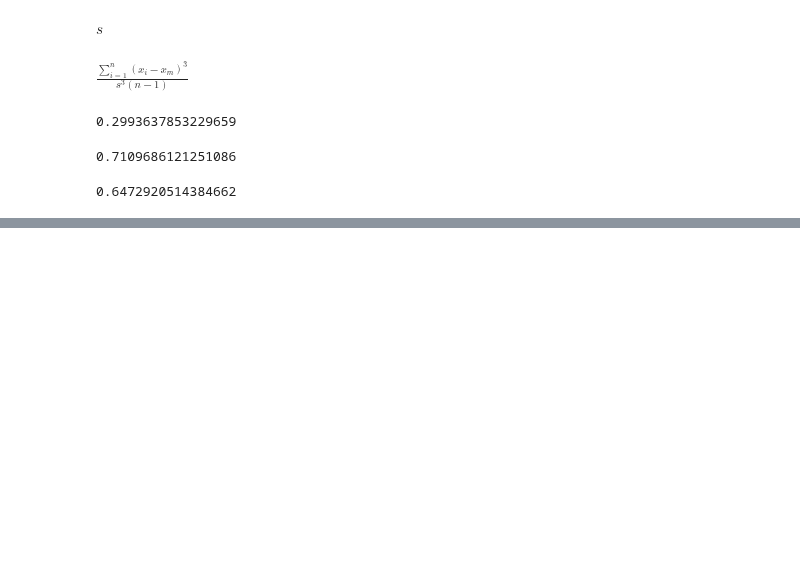
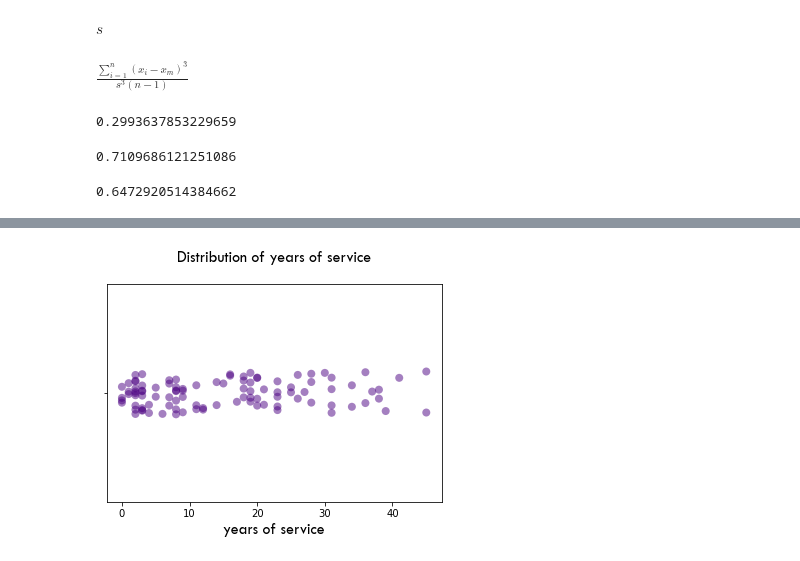
Before and after one commit to Jammal7/Introduction_to_Data_Science, a Jupyter notebook: GAMES/Introduction_to_Univariate_Statistics.ipynb, the cells around one changed output, grey strips where cells are left out. Saved outputs shown, nothing was run; the diff lists cells and outputs as text; code cells hidden in the pictures; blank space fills up the shorter version.

```diff
--- a/GAMES/Introduction_to_Univariate_Statistics.ipynb
+++ b/GAMES/Introduction_to_Univariate_Statistics.ipynb
@@ -304,0 +308,6 @@ sns.stripplot(x = salaries["yrs.service"], color='blue', alpha=0.5, size=4);
+# %%
+sns.stripplot( x = salaries['yrs.service'].head(100),color='indigo',alpha=0.5,size=8)
+plt.xlabel("years of service",fontname="Tw Cen MT", fontsize=16)
+plt.title("Distribution of years of service\n",fontname="Tw Cen MT", fontsize=16);
+# %% [output]
+[figure, added]
```
Also changed, not shown: parts of 50 cells of this notebook.
